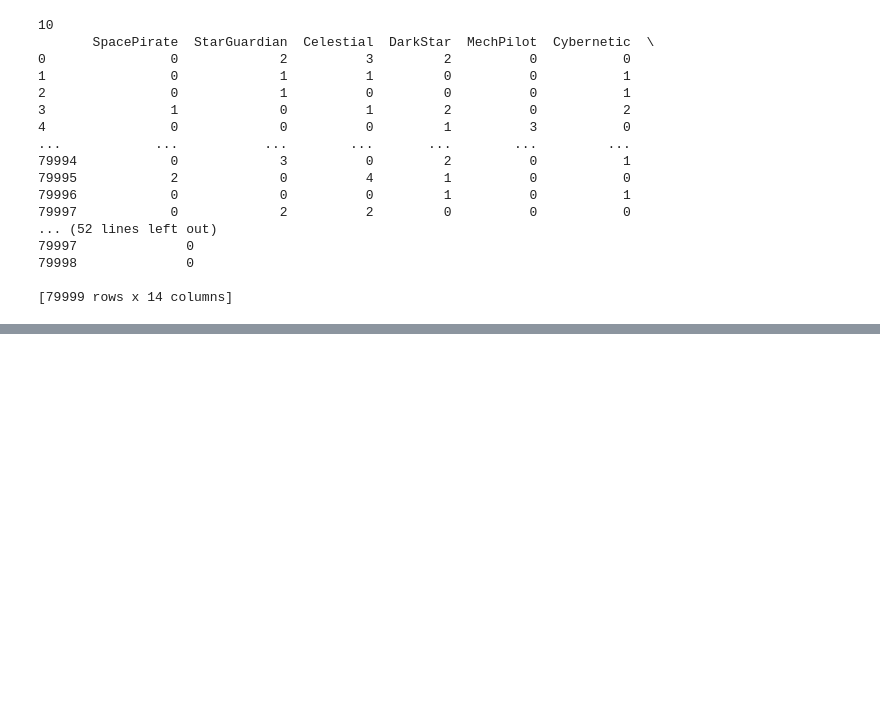
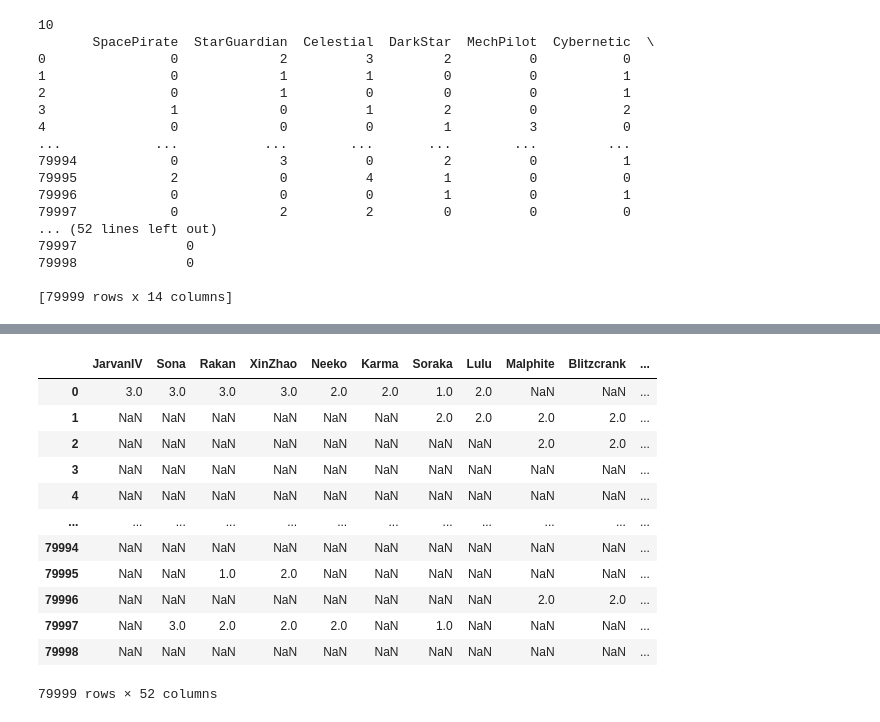
Before and after one commit to cVoltic/Data_Proj, a Jupyter notebook: Jupyter_Experiment/DS_Experiment_TFT_League.ipynb, the cells around one changed output, grey strips where cells are left out. Cells and saved outputs as stored; diff of their text form; code cells hidden in the pictures; blank space fills up the shorter version.

```diff
--- a/Jupyter_Experiment/DS_Experiment_TFT_League.ipynb
+++ b/Jupyter_Experiment/DS_Experiment_TFT_League.ipynb
@@ -91,3 +92,11 @@ print(classGroupDF)
 79998              0
 
 [79999 rows x 14 columns]
+# %%
+#Treat Champion and items combination
+from pandas.io.json import json_normalize
+
+#Flatten JASON
+champItemStarList = list(masterGameDF['champion'])
+champItemStarDF = pd.json_normalize(champItemStarList)
+champItemStarDF
@@ -93,0 +117,25 @@ print(classGroupDF)
+# %%
+#Split items/stars df, Rename, Transpose
+items = [col for col in champItemStarDF.columns if '.items' in col]
+itemsDF = champItemStarDF[items]
+itemsDF.columns = itemsDF.columns.str.replace(".items", "")
+itemsDF
+
+stars = [col for col in champItemStarDF.columns if '.star' in col]
+starsDF = champItemStarDF[stars]
+starsDF.columns = starsDF.columns.str.replace(".star", "")
+starsDF
+# %% [output]
+|  | JarvanIV | Sona | Rakan | XinZhao | Neeko | Karma | Soraka | Lulu | Malphite | Blitzcrank | ... |
+| 0 | 3.0 | 3.0 | 3.0 | 3.0 | 2.0 | 2.0 | 1.0 | 2.0 | NaN | NaN | ... |
+| 1 | NaN | NaN | NaN | NaN | NaN | NaN | 2.0 | 2.0 | 2.0 | 2.0 | ... |
+| 2 | NaN | NaN | NaN | NaN | NaN | NaN | NaN | NaN | 2.0 | 2.0 | ... |
+| 3 | NaN | NaN | NaN | NaN | NaN | NaN | NaN | NaN | NaN | NaN | ... |
+| 4 | NaN | NaN | NaN | NaN | NaN | NaN | NaN | NaN | NaN | NaN | ... |
+| ... | ... | ... | ... | ... | ... | ... | ... | ... | ... | ... | ... |
+| 79994 | NaN | NaN | NaN | NaN | NaN | NaN | NaN | NaN | NaN | NaN | ... |
+| 79995 | NaN | NaN | 1.0 | 2.0 | NaN | NaN | NaN | NaN | NaN | NaN | ... |
+| 79996 | NaN | NaN | NaN | NaN | NaN | NaN | NaN | NaN | 2.0 | 2.0 | ... |
+| 79997 | NaN | 3.0 | 2.0 | 2.0 | 2.0 | NaN | 1.0 | NaN | NaN | NaN | ... |
+| 79998 | NaN | NaN | NaN | NaN | NaN | NaN | NaN | NaN | NaN | NaN | ... |
+79999 rows × 52 columns
```
Also changed, not shown: parts of 6 cells of this notebook, 5 other files.
